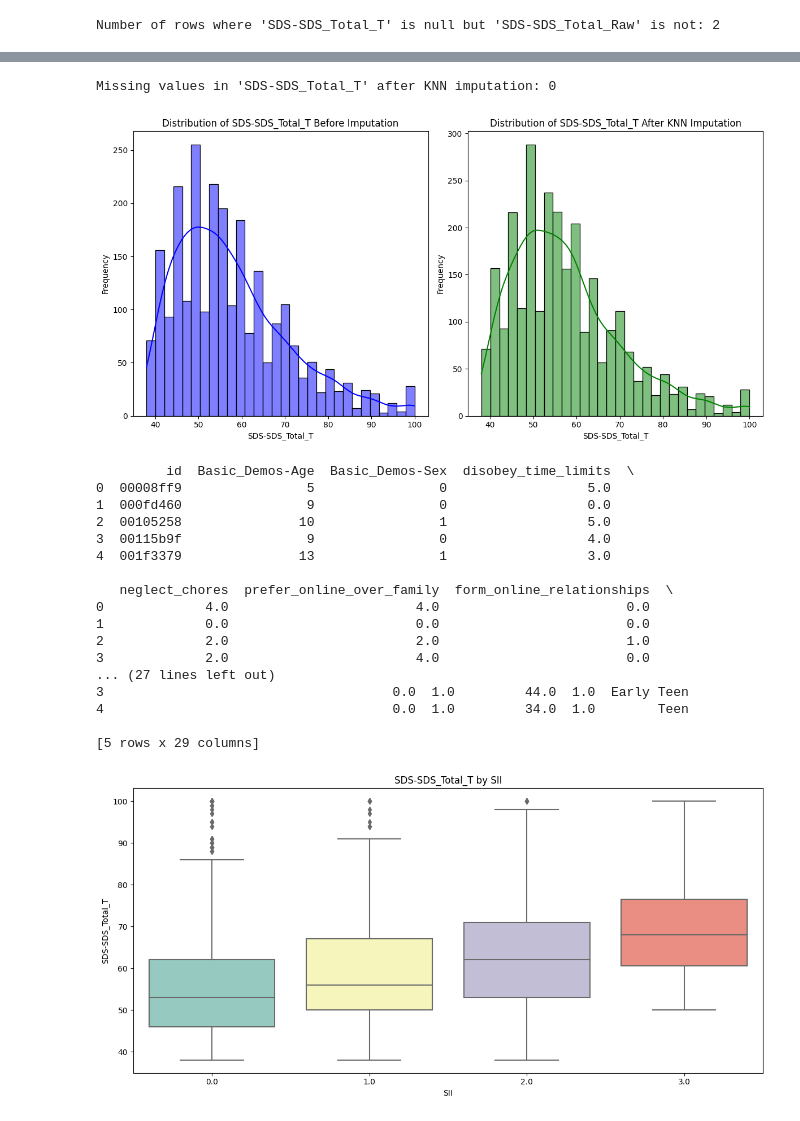
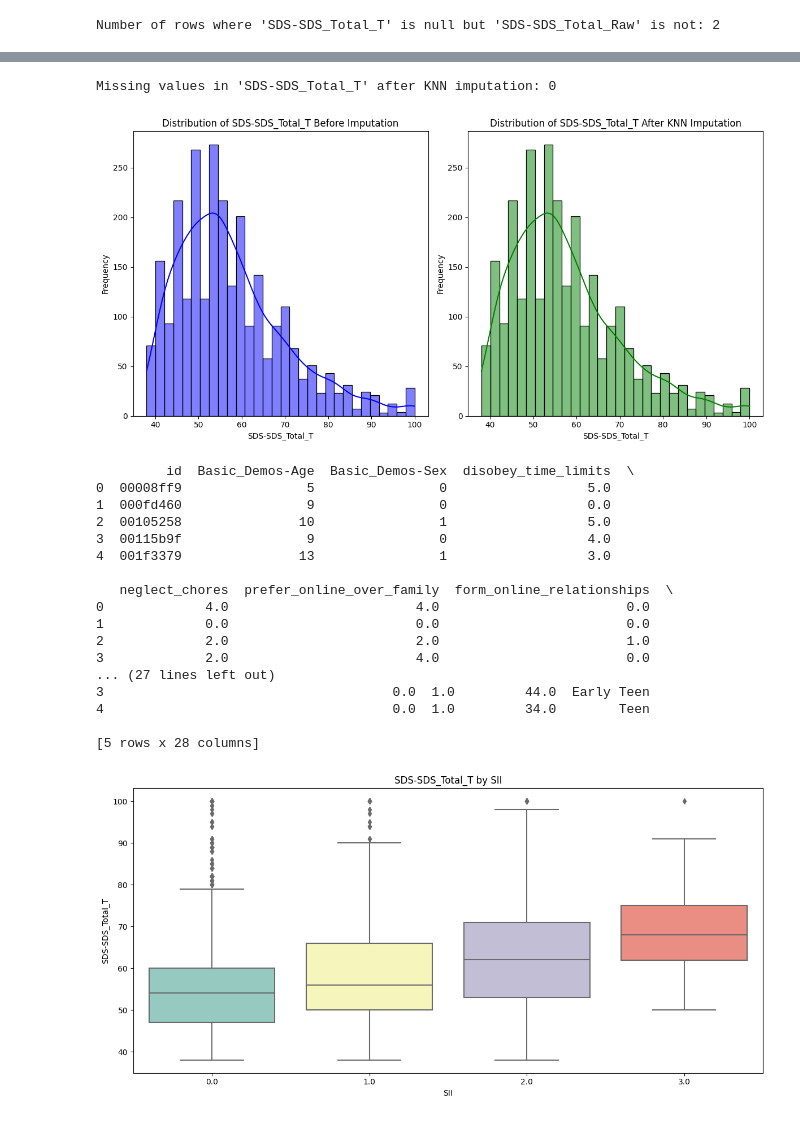
Before and after one commit to Nandana-Chigaterappa-HemanthKumar/PulseNet, a Jupyter notebook: data-cleaning-for-ml-model.ipynb, the cells around one changed output, grey strips where cells are left out. Cells and saved outputs as stored; diff of their text form; code cells hidden in the pictures.

```diff
--- a/data-cleaning-for-ml-model.ipynb
+++ b/data-cleaning-for-ml-model.ipynb
@@ -1624,39 +1626,39 @@ plt.show()
 from sklearn.impute import KNNImputer
 # Step 5: Apply KNN imputation to fill the missing values in 'SDS-SDS_Total_T'
 knn_imputer = KNNImputer(n_neighbors=5)
 
 # Impute missing values in the selected features (including 'SDS-SDS_Total_T')
-train_imputed = train.copy()
-train_imputed[selected_features] = knn_imputer.fit_transform(train[selected_features])
+# train_imputed = train.copy()
+train[selected_features] = knn_imputer.fit_transform(train[selected_features])
 
 # Step 6: Check how many missing values remain in 'SDS-SDS_Total_T' after imputation
-print(f"Missing values in 'SDS-SDS_Total_T' after KNN imputation: {train_imputed['SDS-SDS_Total_T'].isnull().sum()}")
+print(f"Missing values in 'SDS-SDS_Total_T' after KNN imputation: {train['SDS-SDS_Total_T'].isnull().sum()}")
 
 # Visualize the distribution of 'SDS-SDS_Total_T' before and after imputation
 plt.figure(figsize=(12, 6))
 
 # Before imputation
 plt.subplot(1, 2, 1)
 sns.histplot(train['SDS-SDS_Total_T'], kde=True, color='blue', bins=30)
 plt.title('Distribution of SDS-SDS_Total_T Before Imputation')
 plt.xlabel('SDS-SDS_Total_T')
 plt.ylabel('Frequency')
 
 # After imputation
 plt.subplot(1, 2, 2)
-sns.histplot(train_imputed['SDS-SDS_Total_T'], kde=True, color='green', bins=30)
+sns.histplot(train['SDS-SDS_Total_T'], kde=True, color='green', bins=30)
 plt.title('Distribution of SDS-SDS_Total_T After KNN Imputation')
 plt.xlabel('SDS-SDS_Total_T')
 plt.ylabel('Frequency')
 
 plt.tight_layout()
 plt.show()
 
 # Optional: Display a preview of the imputed data
-print(train_imputed.head())
+print(train.head())
 # %% [output]
 Missing values in 'SDS-SDS_Total_T' after KNN imputation: 0
-[figure, old version]
+[figure, new version]
          id  Basic_Demos-Age  Basic_Demos-Sex  disobey_time_limits  \
 0  00008ff9                5                0                  5.0
 1  000fd460                9                0                  0.0
@@ -1670,10 +1672,10 @@ Missing values in 'SDS-SDS_Total_T' after KNN imputation: 0
 2             2.0                        2.0                        1.0
 3             2.0                        4.0                        0.0
 ... (27 lines left out)
-3                                     0.0  1.0         44.0  1.0  Early Teen
-4                                     0.0  1.0         34.0  1.0        Teen
+3                                     0.0  1.0         44.0  Early Teen
+4                                     0.0  1.0         34.0        Teen
 
-[5 rows x 29 columns]
+[5 rows x 28 columns]
 # %%
 import seaborn as sns
 import matplotlib.pyplot as plt
@@ -1691,6 +1693,6 @@ plt.ylabel('SDS-SDS_Total_T')
 plt.tight_layout()
 plt.show()
 # %% [output]
-[figure, old version]
+[figure, new version]
 # %%
 # Step 1: Check for missing values (NaN) in the final dataset after imputation
```
Also changed, not shown: parts of 42 cells of this notebook.
